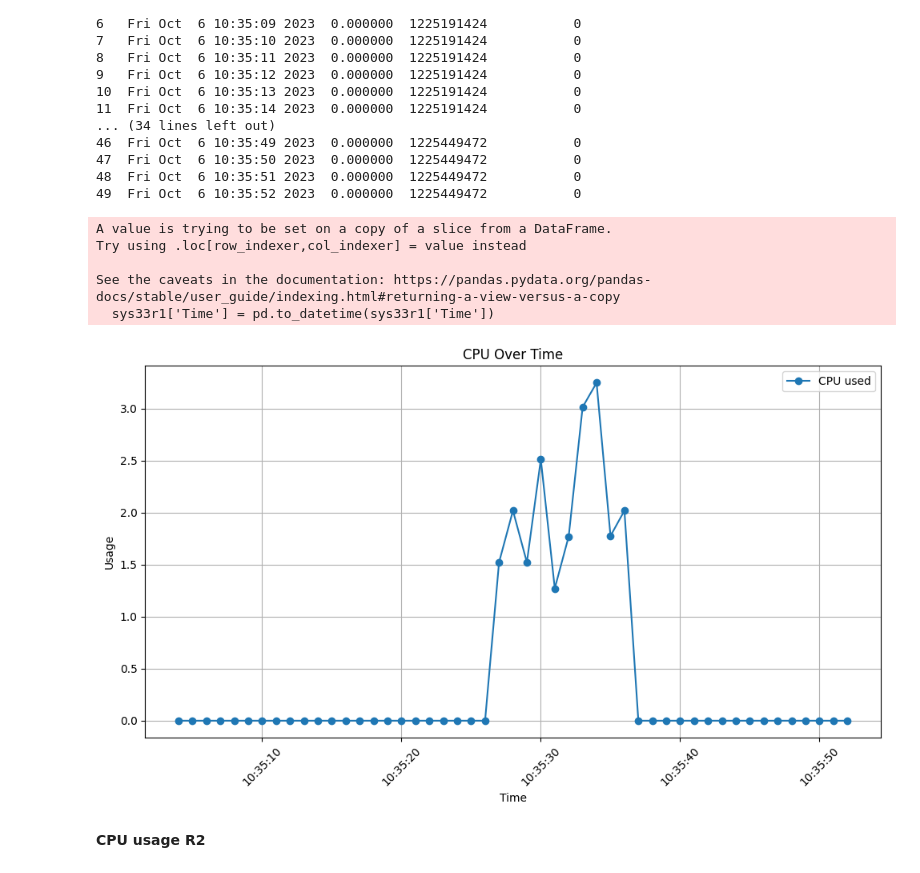
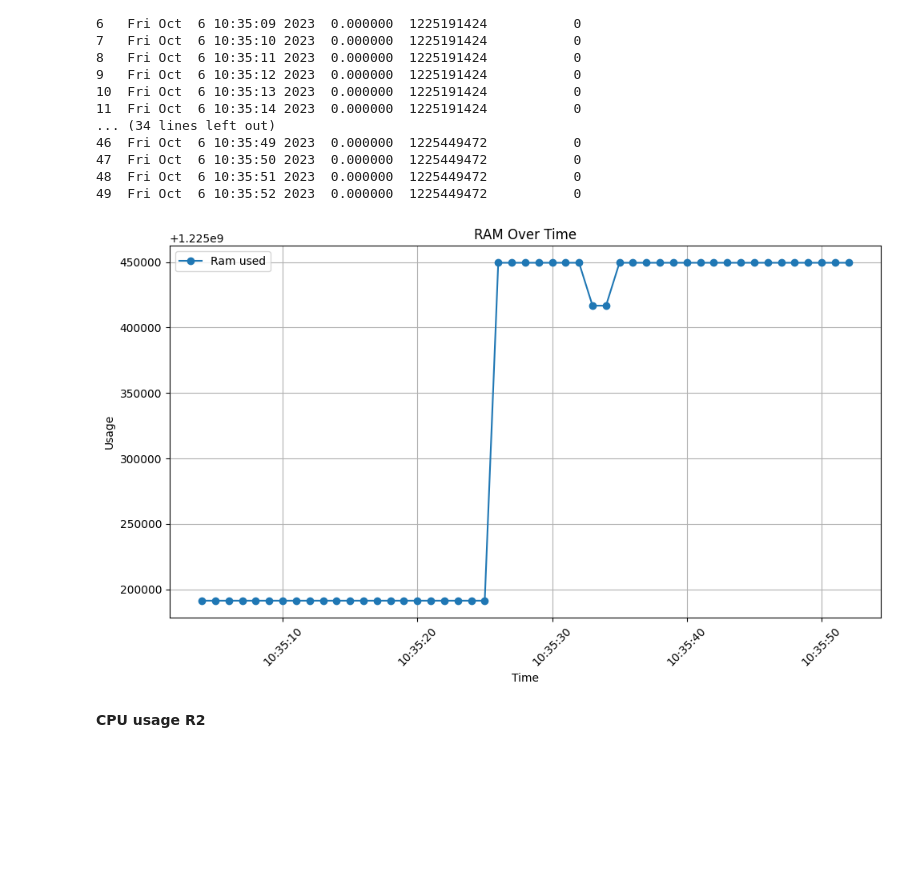
Before and after one commit to agnislur/ndn_project, a Jupyter notebook: OlahData.ipynb, the cells around one changed output. Drawn from its saved outputs; the diff is of its cells as text; code cells hidden in the pictures; blank space fills up the shorter version.

```diff
--- a/OlahData.ipynb
+++ b/OlahData.ipynb
@@ -431,31 +471,26 @@ sys33r1.dropna(subset=['CPU used'], inplace=True)
 # %%
 sys33r1['Time'] = pd.to_datetime(sys33r1['Time'])
 
 # Membuat plot line untuk kolom 'CPU used' dan 'Ram used'
 plt.figure(figsize=(10, 6))
-plt.plot(sys33r1['Time'], sys33r1['CPU used'], label='CPU used', marker='o')
-#plt.plot(sys21r2['Time'], sys21r2['RAM used'], label='Ram used', marker='o')
+#plt.plot(sys33r1['Time'], sys33r1['CPU used'], label='CPU used', marker='o')
+plt.plot(sys33r1['Time'], sys33r1[' RAM used'], label='Ram used', marker='o')
 
 # Menambahkan label dan judul
 plt.xlabel('Time')
 plt.ylabel('Usage')
-plt.title('CPU Over Time')
+plt.title('RAM Over Time')
 
 # Menambahkan legenda
 plt.legend()
 
 # Menampilkan grafik
 plt.grid(True)
 plt.xticks(rotation=45)  # Memutar label sumbu x agar lebih terbaca
 plt.tight_layout()
 plt.show()
 # %% [output]
-A value is trying to be set on a copy of a slice from a DataFrame.
-Try using .loc[row_indexer,col_indexer] = value instead
-
-See the caveats in the documentation: https://pandas.pydata.org/pandas-docs/stable/user_guide/indexing.html#returning-a-view-versus-a-copy
-  sys33r1['Time'] = pd.to_datetime(sys33r1['Time'])
-[figure, old version]
+[figure, new version]
 # %% [markdown]
 **CPU usage R2**
 # %%
```
Also changed, not shown: parts of 40 cells of this notebook.
